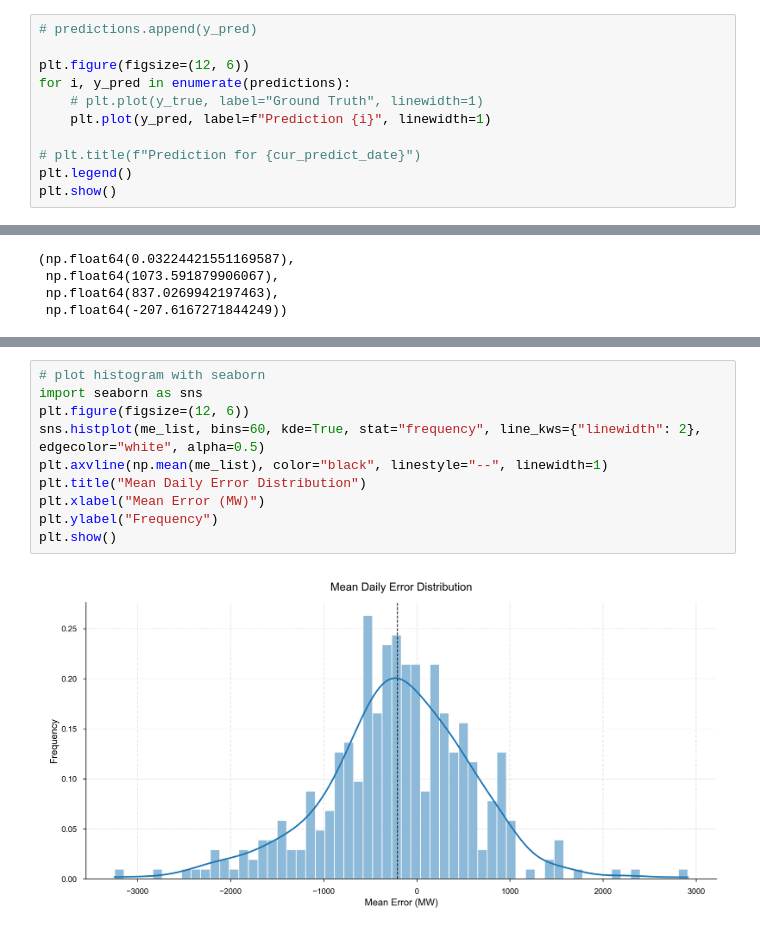
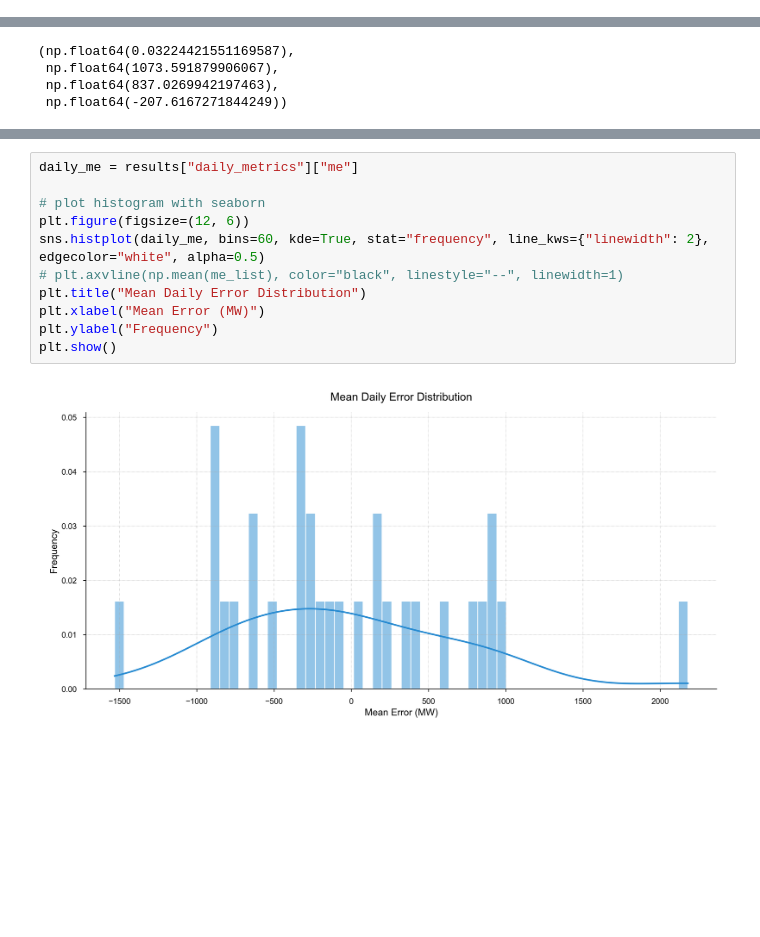
Before and after one commit to joypauls/forecastiso, a Jupyter notebook: notebooks/dev.ipynb, the cells around one changed output, grey strips where cells are left out. Saved outputs shown, nothing was run; the diff lists cells and outputs as text; blank space fills up the shorter version.

```diff
--- a/notebooks/dev.ipynb
+++ b/notebooks/dev.ipynb
@@ -222,11 +120,0 @@ full_features_df.tail()
-# %%
-# predictions.append(y_pred)
-
-plt.figure(figsize=(12, 6))
-for i, y_pred in enumerate(predictions):
-    # plt.plot(y_true, label="Ground Truth", linewidth=1)
-    plt.plot(y_pred, label=f"Prediction {i}", linewidth=1)
-
-# plt.title(f"Prediction for {cur_predict_date}")
-plt.legend()
-plt.show()
@@ -366,13 +316,14 @@ plt.show()
 # %%
+daily_me = results["daily_metrics"]["me"]
+
 # plot histogram with seaborn
-import seaborn as sns
 plt.figure(figsize=(12, 6))
-sns.histplot(me_list, bins=60, kde=True, stat="frequency", line_kws={"linewidth": 2}, edgecolor="white", alpha=0.5)
-plt.axvline(np.mean(me_list), color="black", linestyle="--", linewidth=1)
+sns.histplot(daily_me, bins=60, kde=True, stat="frequency", line_kws={"linewidth": 2}, edgecolor="white", alpha=0.5)
+# plt.axvline(np.mean(me_list), color="black", linestyle="--", linewidth=1)
 plt.title("Mean Daily Error Distribution")
 plt.xlabel("Mean Error (MW)")
 plt.ylabel("Frequency")
 plt.show()
 # %% [output]
-[figure, old version]
+[figure, new version]
 # %%
```
Also changed, not shown: parts of 19 cells of this notebook, 2 other files.
